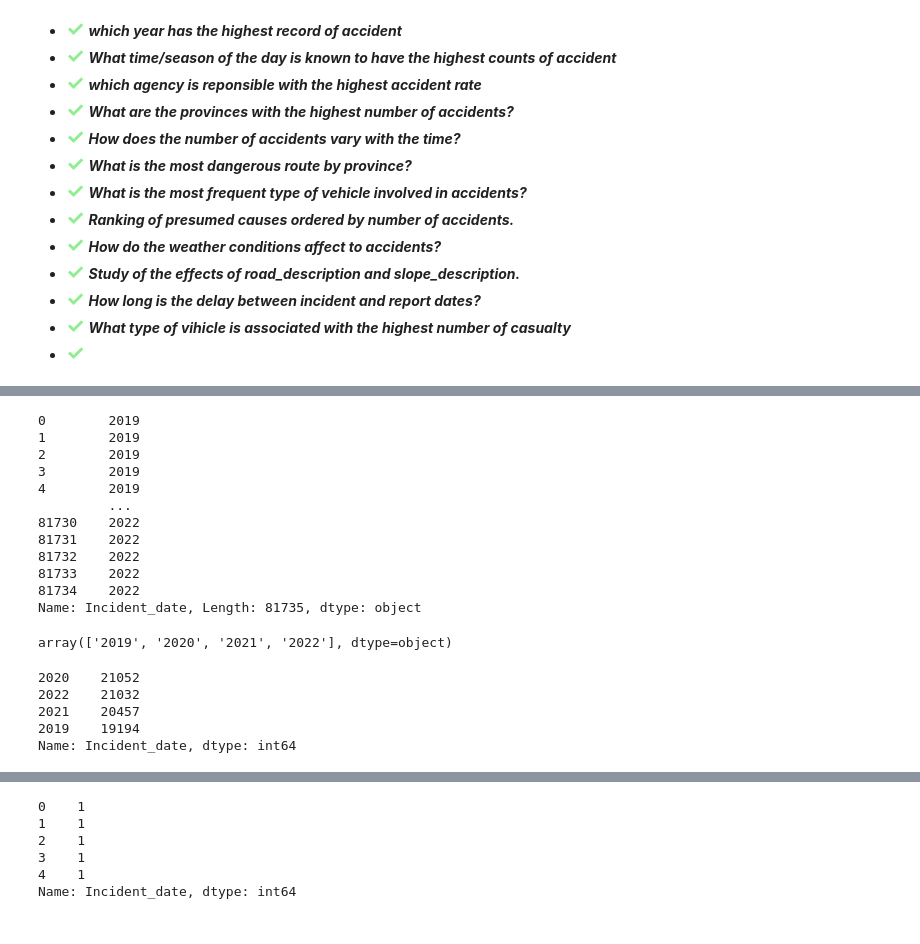
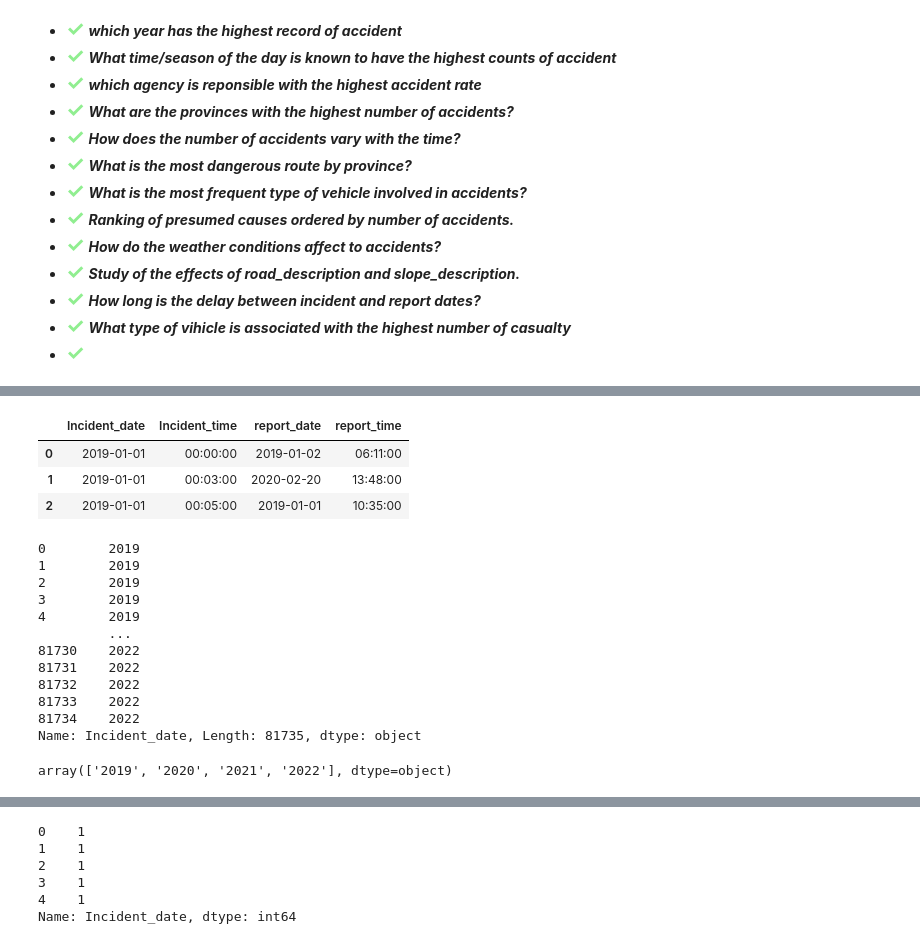
Before and after one commit to LegendSeyi/Thai_Road_Accident_Data_Analysis, a Jupyter notebook: Thai_Road_Accident_data_analysis.ipynb, the cells around one changed output, grey strips where cells are left out. Cells and saved outputs as stored; diff of their text form; code cells hidden in the pictures.

```diff
--- a/Thai_Road_Accident_data_analysis.ipynb
+++ b/Thai_Road_Accident_data_analysis.ipynb
@@ -828,28 +817,29 @@ time_data
-# %%
-year = data['Incident_date'].str[:4]
-year
-# %% [output]
-0        2019
-1        2019
-2        2019
-3        2019
-4        2019
-         ...
-81730    2022
-81731    2022
-81732    2022
-81733    2022
-81734    2022
-Name: Incident_date, Length: 81735, dtype: object
+# %%
+# preview the extracted cloumns
+time_data.head(3)
+# %% [output]
+|  | Incident_date | Incident_time | report_date | report_time |
+| 0 | 2019-01-01 | 00:00:00 | 2019-01-02 | 06:11:00 |
+| 1 | 2019-01-01 | 00:03:00 | 2020-02-20 | 13:48:00 |
+| 2 | 2019-01-01 | 00:05:00 | 2019-01-01 | 10:35:00 |
+# %%
+# extracting only the years
+year = time_data['Incident_date'].str[:4]
+yeare
+# %% [output]
+0        2019
+1        2019
+2        2019
+3        2019
+4        2019
+         ...
+81730    2022
+81731    2022
+81732    2022
+81733    2022
+81734    2022
+Name: Incident_date, Length: 81735, dtype: object
 # %%
 year.unique()
 # %% [output]
 array(['2019', '2020', '2021', '2022'], dtype=object)
-# %%
-year.value_counts()
-# %% [output]
-2020    21052
-2022    21032
-2021    20457
-2019    19194
-Name: Incident_date, dtype: int64
```
Also changed, not shown: parts of 21 cells of this notebook.
